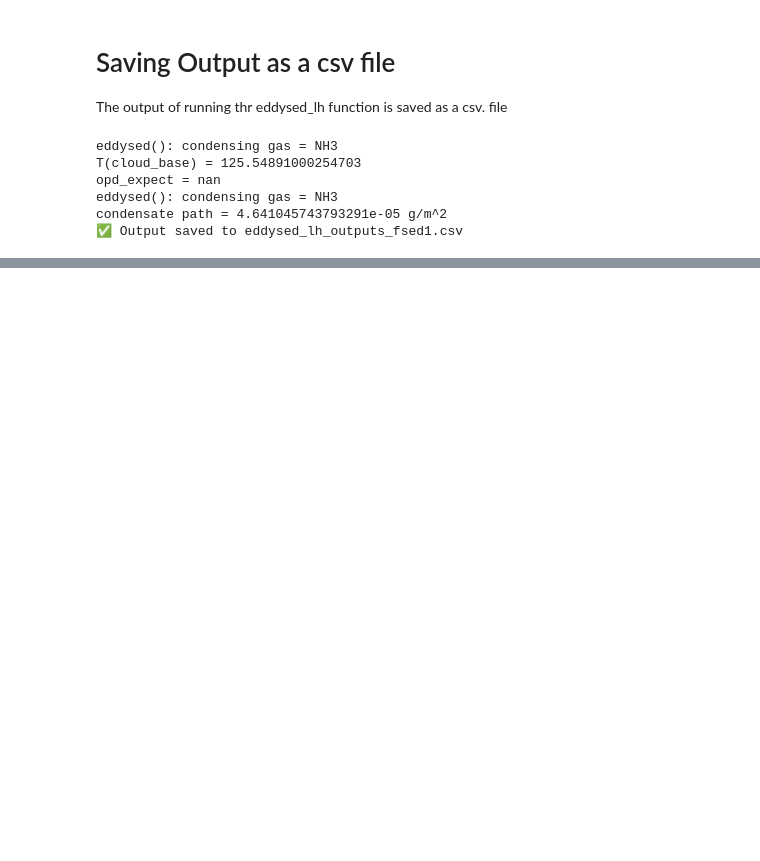
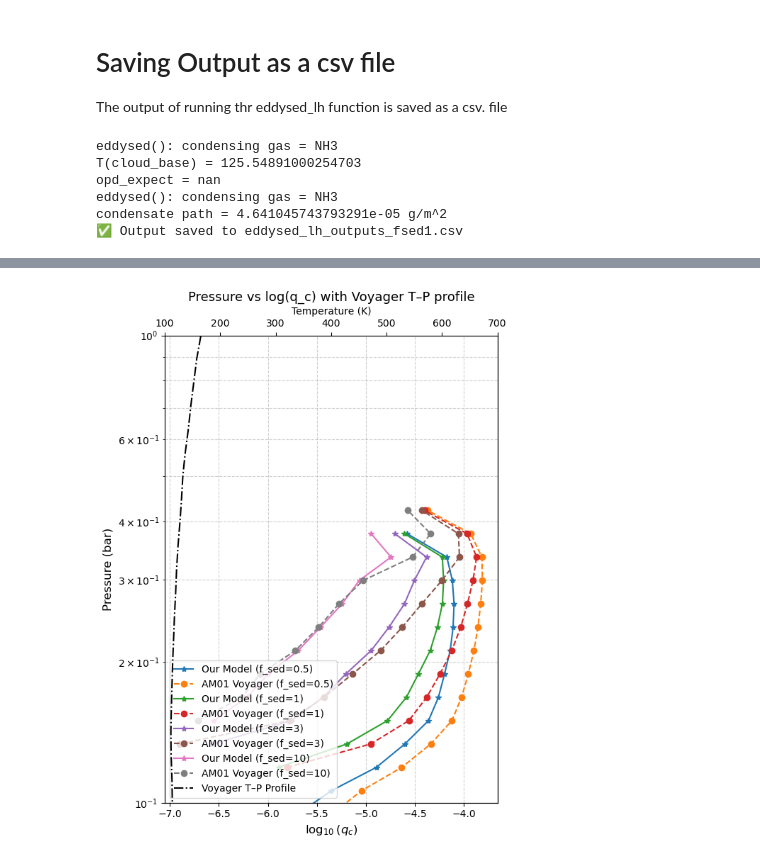
Before and after one commit to soumi-mandal1903/cloud_model, a Jupyter notebook: jupyter/new_eddysed.ipynb, the cells around one changed output, grey strips where cells are left out. Saved outputs shown, nothing was run; the diff lists cells and outputs as text; code cells hidden in the pictures; blank space fills up the shorter version.

```diff
--- a/jupyter/new_eddysed.ipynb
+++ b/jupyter/new_eddysed.ipynb
@@ -1457,0 +1701,92 @@ condensate path = 4.641045743793291e-05 g/m^2
+# %%
+import numpy as np
+import matplotlib.pyplot as plt
+
+# --- Load input profile using the voyager reader ---
+gravity, T_eff, num_layer_edges, p_layer_edges, t_layer_edges, z_layer_edges, \
+num_layers, p_layers, t_layers, z_layers, chf, dlnp_layers, lapse_ratio = \
+    read_voyager_lh("/home/sansar1/Codes/cloud_model/input/profiles/voyager.input")
+
+def read_voyager_output(file_path):
+    """Reads AM01 (Voyager) .out files, skipping first 3 header lines."""
+    voyager = []
+    with open(file_path, "r") as f:
+        lines = f.readlines()
+        for line in lines[3:]:
+            parts = line.strip().split()
+            voyager.append([float(x.replace("E", "e")) for x in parts])
+    return np.array(voyager)
+
+# --- Voyager output files ---
+voyager_files = {
+    0.5: "/home/sansar1/Codes/cloud_model/output/voyager_frain0.5_sig2.out",
+    1: "/home/sansar1/Codes/cloud_model/output/voyager_frain1_sig2.out",
+    3: "/home/sansar1/Codes/cloud_model/output/voyager_frain3_sig2.out",
+    10: "/home/sansar1/Codes/cloud_model/output/voyager_frain10_sig2.out"
+}
+
+# --- Define f_sed values ---
+f_sed_values = [0.5, 1, 3, 10]
+qc_dict = {}
+
+# --- Run the eddysed_lh model for each f_sed value ---
+for f_sed in f_sed_values:
+    sig = np.ones(num_layers)
+    kz, lhf, qt, qc, ndz, rg, reff, rw = eddysed_lh(
+        gravity, T_eff, num_layers, sig, f_sed,
+        z_layers, p_layers, t_layers, dlnp_layers,
+        chf, lapse_ratio,
+        gas_name="NH3", gas_mmr=1.34e-4,
+        mw_atmos=2.2, rho_p=0.84
+    )
+    qc_dict[f_sed] = qc
+
+# --- Plot setup ---
+fig, ax1 = plt.subplots(figsize=(6, 8))
+
+# --- Plot model and Voyager data ---
+for f_sed in f_sed_values:
+    qc = qc_dict[f_sed]
+    voyager_data = read_voyager_output(voyager_files[f_sed])
+    p_voyager = voyager_data[:, 1] * 1e-6  # μbar → bar
+    qc_voyager = voyager_data[:, 4]
+
+    ax1.plot(np.log10(qc), p_layers, marker='*', label=f"Our Model (f_sed={f_sed})")
+    ax1.plot(np.log10(qc_voyager), p_voyager, marker='o', linestyle='--', label=f"AM01 Voyager (f_sed={f_sed})")
+
+# --- Add T–P profile on top axis ---
+input_file = "/home/sansar1/Codes/cloud_model/input/profiles/voyager.input"
+input_data = []
+with open(input_file, "r") as f:
+    lines = f.readlines()
+    for line in lines[4:]:
+        parts = line.strip().split()
+        input_data.append([float(x.replace("E", "e")) for x in parts])
+input_array = np.array(input_data)
+t_layer_edges = input_array[:, 0]  # Temperature (K)
+p_layer_edges = input_array[:, 1]  # Pressure (bar)
+
+# --- Create twin x-axis for temperature ---
+ax2 = ax1.twiny()
+ax2.plot(t_layer_edges, p_layer_edges, color='black', linestyle='-.', lw=1.5, label="Voyager T–P Profile")
+ax2.set_xlabel("Temperature (K)")
+ax2.grid(False)
+ax2.set_xlim(100, 700)
+
+# --- Formatting ---
+ax1.set_yscale("log")
+ax1.invert_yaxis()               # Maintain normal atmospheric direction
+ax1.set_ylim(0.1, 1)           # Limit to 0.1–100 bar range (top = 0.1 bar)
+ax1.set_xlabel(r"$\log_{10}(q_c)$", fontsize=12)
+ax1.set_ylabel("Pressure (bar)", fontsize=12)
+ax1.set_title("Pressure vs log(q_c) with Voyager T–P profile", fontsize=13)
+ax1.grid(True, which='both', linestyle='--', alpha=0.6)
+
+# --- Combine legends ---
+lines1, labels1 = ax1.get_legend_handles_labels()
+lines2, labels2 = ax2.get_legend_handles_labels()
+ax1.legend(lines1 + lines2, labels1 + labels2, loc="lower left")
+
+plt.tight_layout()
+plt.show()
+# %% [output]
@@ -1457,0 +1813 @@ condensate path = 4.641045743793291e-05 g/m^2
+[figure, added]
```
Also changed, not shown: parts of 5 cells of this notebook, 5 other files.
